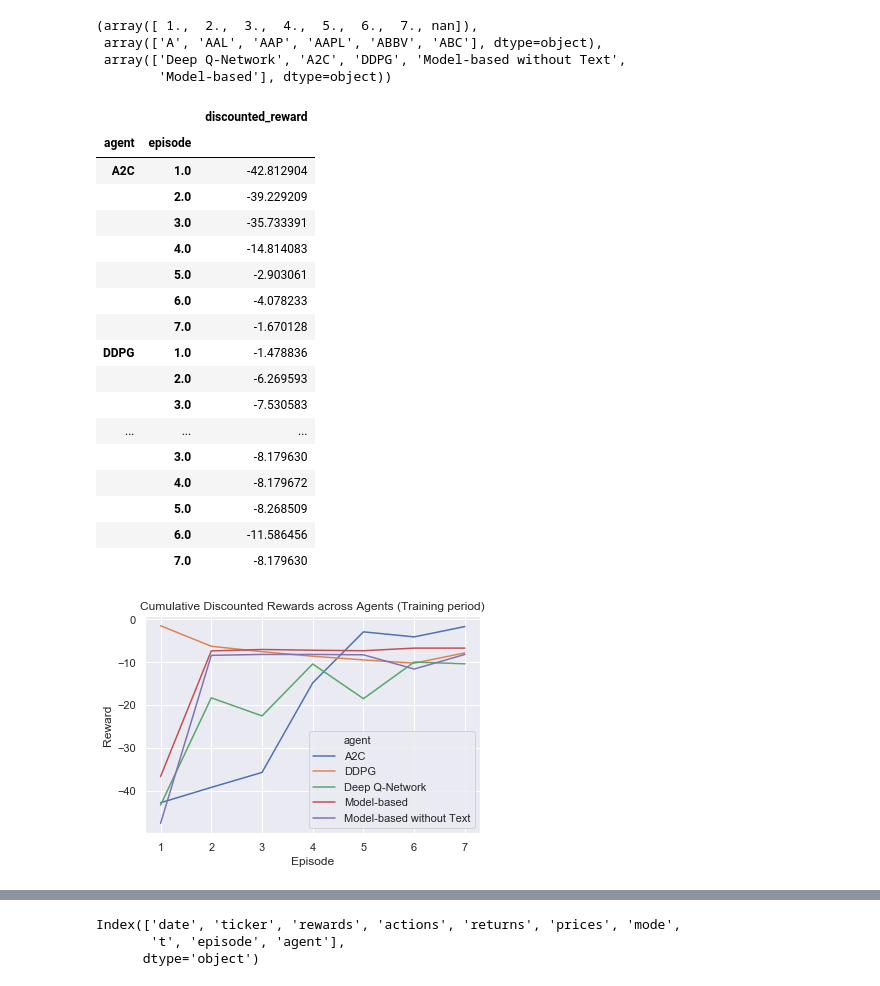
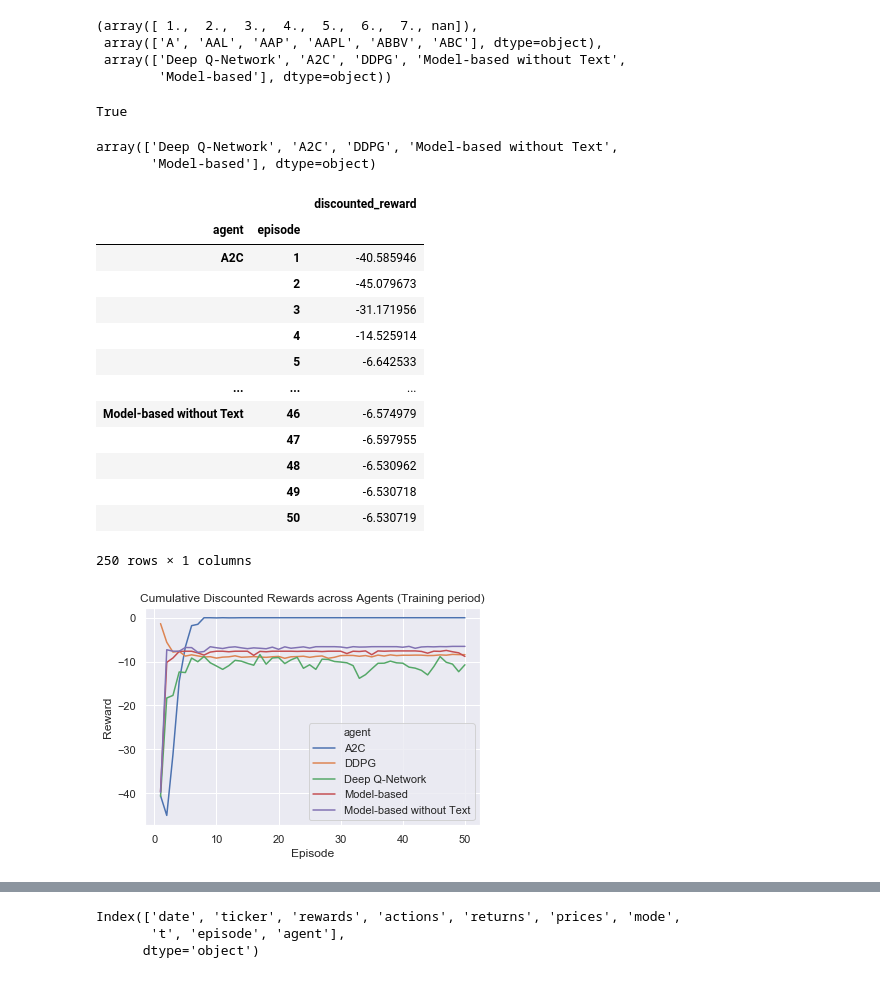
Before and after one commit to AaruranLog/rl-trading, a Jupyter notebook: experiments.ipynb, the cells around one changed output, grey strips where cells are left out. Drawn from its saved outputs; the diff is of its cells as text; code cells hidden in the pictures.

```diff
--- a/experiments.ipynb
+++ b/experiments.ipynb
@@ -35,8 +35,8 @@ for A in agents:
     for ticker in tqdm(filtered_tickers[0:6]):
         a = A()
         e_train = a.ENV_CONSTRUCTOR(ticker=ticker, mode='train')
-        e_test = a.ENV_CONSTRUCTOR(ticker=ticker, mode='test')
-        for i in range(7):
+
+        for i in range(3):
             h_train = a.run_episode(e_train)
             h_train['mode'] = 'train'
             h_train['t'] = range(len(h_train))
@@ -44,6 +44,7 @@ for A in agents:
             h_train['agent'] = a.name
             total_history = pd.concat([total_history, h_train])
 
+        e_test = a.ENV_CONSTRUCTOR(ticker=ticker, mode='test')
         h_test = a.run_episode(e_test)
         h_test['mode'] = 'test'
         h_test['t'] = range(len(h_train), len(h_test) + len(h_train))
@@ -73,3 +74,34 @@ total_history['episode'].unique(), total_history['ticker'].unique(), total_histo
  array(['A', 'AAL', 'AAP', 'AAPL', 'ABBV', 'ABC'], dtype=object),
  array(['Deep Q-Network', 'A2C', 'DDPG', 'Model-based without Text',
         'Model-based'], dtype=object))
+# %%
+import os
+os.path.isfile('./training_history.csv')
+# %% [output]
+True
+# %%
+if not os.path.isfile('./training_history.csv'):
+    training_history = pd.DataFrame()
+    N_EPISODES = 50
+    with open("filtered_tickers.txt", "r") as src:
+        filtered_tickers = src.read().split("\n")
+    N_TICKERS = 30
+    agents = [DQN, A2C, DDPG, ModelBased_NoText_Agent, ModelBasedAgent]
+    for A in agents:
+        for ticker in tqdm(filtered_tickers[0:N_TICKERS]):
+            a = A()
+            e_train = a.ENV_CONSTRUCTOR(ticker=ticker, mode='train')
+            for i in range(N_EPISODES):
+                h_train = a.run_episode(e_train)
+    #             h_train['mode'] = 'train'
+                h_train['t'] = range(len(h_train))
+                h_train['episode'] = int(i + 1)
+                h_train['agent'] = a.name
+                training_history = pd.concat([training_history, h_train])
+else:
+    training_history = pd.read_csv('./training_history.csv')
+# %%
+training_history.agent.unique()
+# %% [output]
+array(['Deep Q-Network', 'A2C', 'DDPG', 'Model-based without Text',
+       'Model-based'], dtype=object)
@@ -76,38 +110,34 @@ total_history['episode'].unique(), total_history['ticker'].unique(), total_histo
 # %%
-training_history = total_history[(total_history['mode'] == 'train')]
+# training_history = total_history[(total_history['mode'] == 'train')]
 training_history['discounted_reward'] = (training_history.t
                                              .apply( lambda x : np.power(a.gamma, x))
                                             * training_history.rewards)
 rewards_df = (
     training_history.groupby(['agent', 'ticker', 'episode'])
         .agg({'discounted_reward' : 'sum'})
         .groupby(['agent', 'episode'])
         .agg({'discounted_reward' : 'mean'})
 #          .plot()
 )
 rewards_df
 # total_history[(total_history.ticker == 'A') & (total_history['mode'] == 'train')]
 # h = total_history
 # h[h.mode == 'train']
 # %% [output]
 |  |  | discounted_reward |
 | agent | episode |  |
-| A2C | 1.0 | -42.812904 |
-|  | 2.0 | -39.229209 |
-|  | 3.0 | -35.733391 |
-|  | 4.0 | -14.814083 |
-|  | 5.0 | -2.903061 |
-|  | 6.0 | -4.078233 |
-|  | 7.0 | -1.670128 |
-| DDPG | 1.0 | -1.478836 |
-|  | 2.0 | -6.269593 |
-|  | 3.0 | -7.530583 |
+| A2C | 1 | -40.585946 |
+|  | 2 | -45.079673 |
+|  | 3 | -31.171956 |
+|  | 4 | -14.525914 |
+|  | 5 | -6.642533 |
 | ... | ... | ... |
-|  | 3.0 | -8.179630 |
-|  | 4.0 | -8.179672 |
-|  | 5.0 | -8.268509 |
-|  | 6.0 | -11.586456 |
-|  | 7.0 | -8.179630 |
+| Model-based without Text | 46 | -6.574979 |
+|  | 47 | -6.597955 |
+|  | 48 | -6.530962 |
+|  | 49 | -6.530718 |
+|  | 50 | -6.530719 |
+250 rows × 1 columns
 # %%
 # rewards_df.reset_index(['agent', 'episode'], drop=False)
 # %%
@@ -118,7 +148,7 @@ plt.ylabel('Reward')
 plt.xlabel('Episode')
 plt.show()
 # %% [output]
-[figure, old version]
+[figure, new version]
 # %%
 sns.set('paper')
 sns.lineplot('episode', 'discounted_reward', hue='agent',
```
Also changed, not shown: parts of 8 cells of this notebook.
